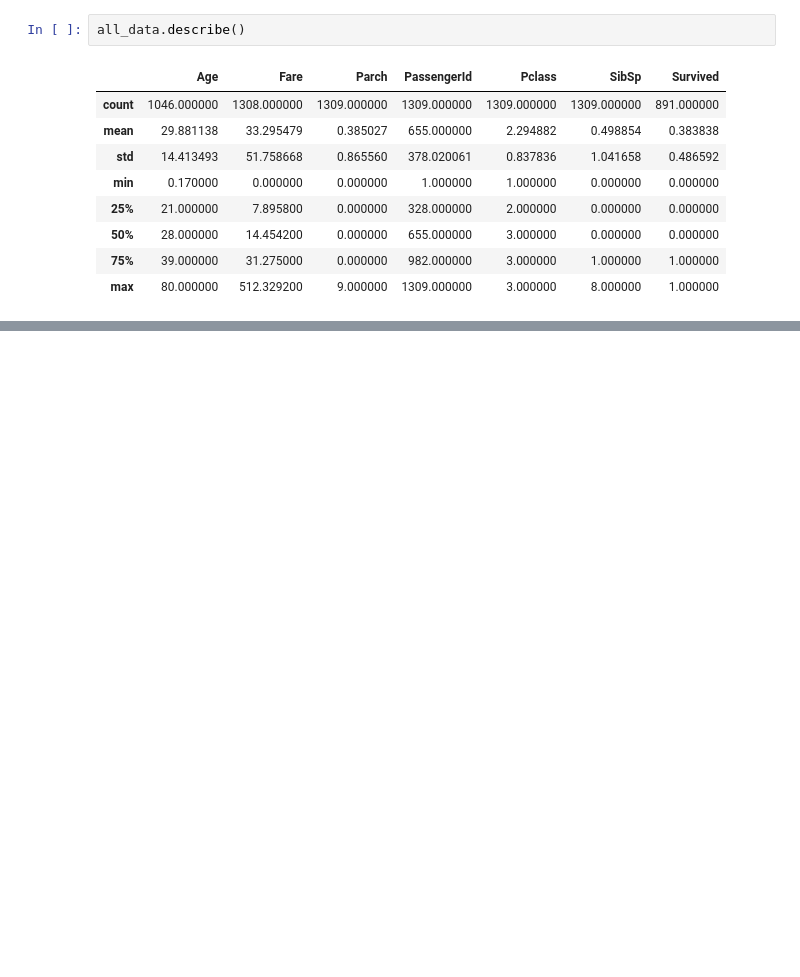
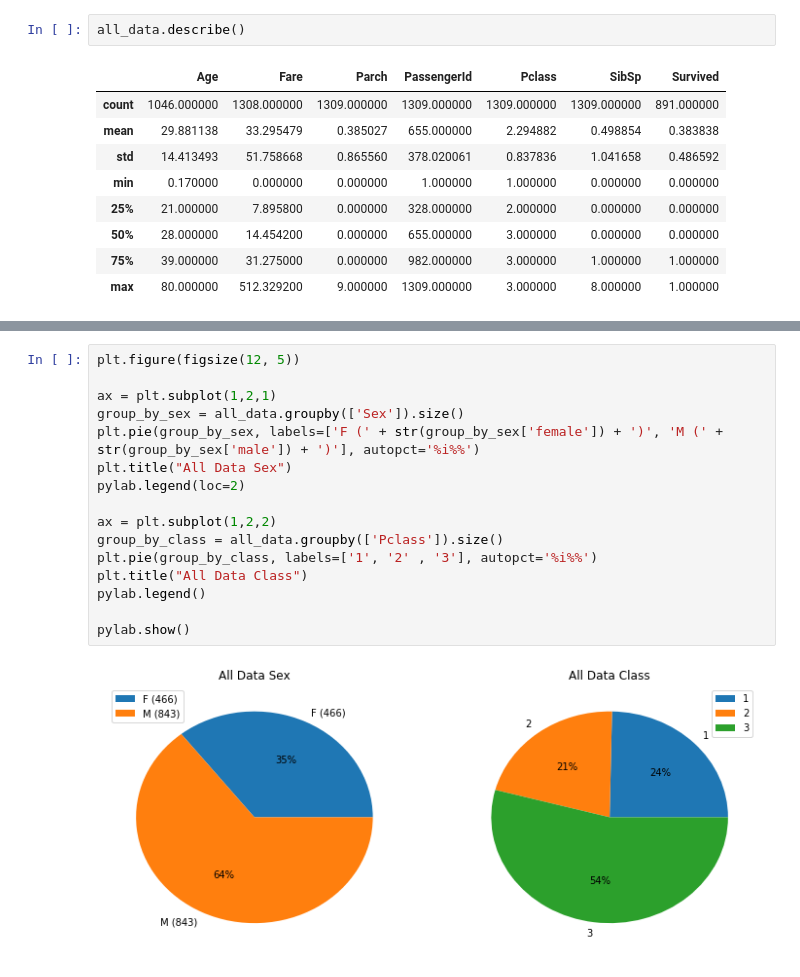
Before and after one commit to adrianoff/ml_coursera, a Jupyter notebook: training/titanic/src/titanic.ipynb, the cells around one changed output, grey strips where cells are left out. Cells and saved outputs as stored; diff of their text form; blank space fills up the shorter version.

```diff
--- a/training/titanic/src/titanic.ipynb
+++ b/training/titanic/src/titanic.ipynb
@@ -27,0 +40,18 @@ all_data.describe()
+# %%
+plt.figure(figsize(12, 5))
+
+ax = plt.subplot(1,2,1)
+group_by_sex = all_data.groupby(['Sex']).size()
+plt.pie(group_by_sex, labels=['F (' + str(group_by_sex['female']) + ')', 'M (' + str(group_by_sex['male']) + ')'], autopct='%i%%')
+plt.title("All Data Sex")
+pylab.legend(loc=2)
+
+ax = plt.subplot(1,2,2)
+group_by_class = all_data.groupby(['Pclass']).size()
+plt.pie(group_by_class, labels=['1', '2' , '3'], autopct='%i%%')
+plt.title("All Data Class")
+pylab.legend()
+
+pylab.show()
+# %% [output]
+[figure, added]
```
Also changed, not shown: parts of 9 cells of this notebook, 1 other file.
